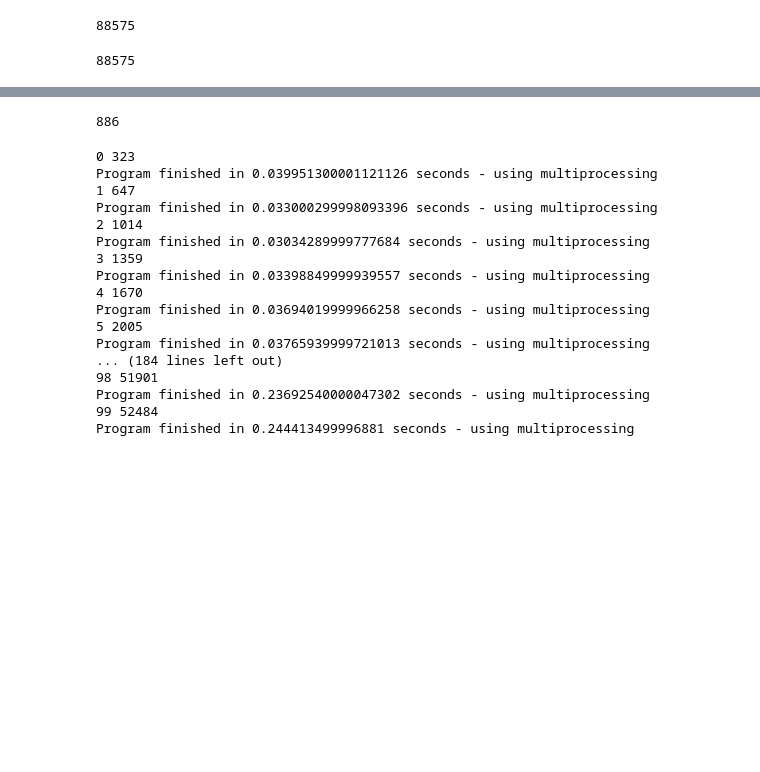
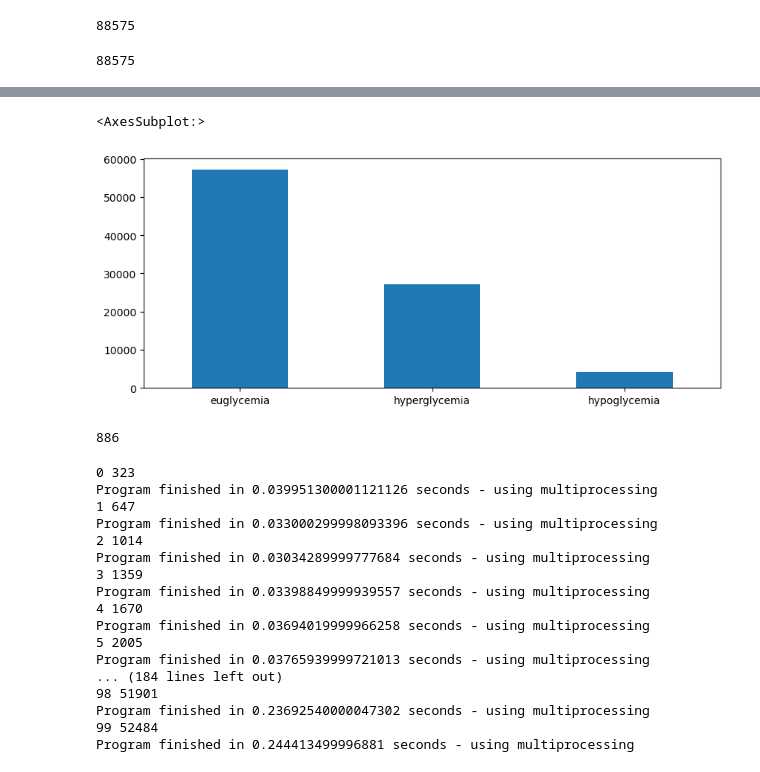
Before and after one commit to wmhr28/tfm-forecasting-glucose, a Jupyter notebook: 3.1.- Downsampling.ipynb, the cells around one changed output, grey strips where cells are left out. Saved outputs shown, nothing was run; the diff lists cells and outputs as text; code cells hidden in the pictures; blank space fills up the shorter version.

```diff
--- a/3.1.- DownSampling Dataset General.ipynb
+++ b/3.1.- Downsampling.ipynb
@@ -1011,4 +1011,9 @@ hypoglycemia      4011
 Name: Nivel, dtype: int64
+# %%
+df_Yval_scaled['Nivel'].value_counts().plot.bar( rot=0,figsize=(10, 4))
+# %% [output]
+<AxesSubplot:>
+[figure, added]
 # %%
 N=100
 XP=np.array_split(array_Xval, N)
```
Also changed, not shown: parts of 5 cells of this notebook, 5 other files.
